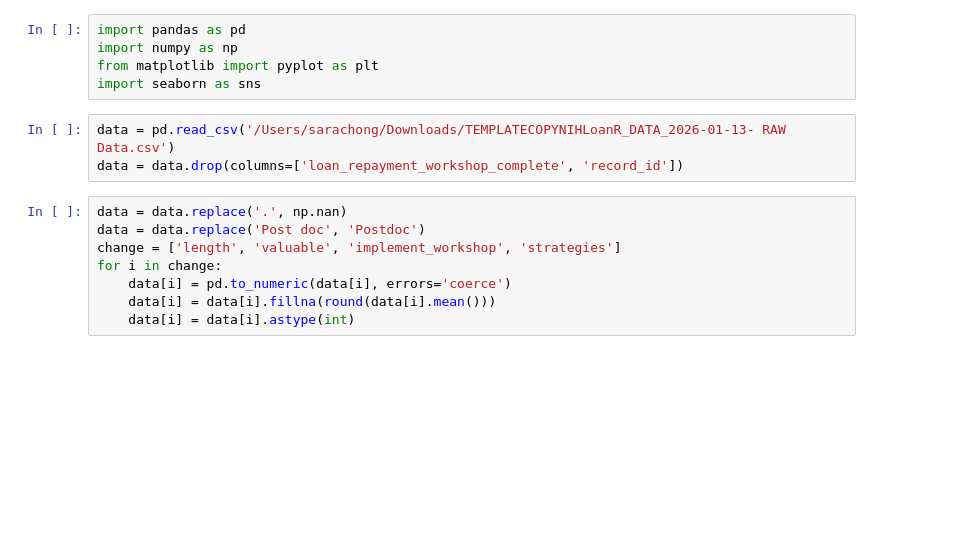
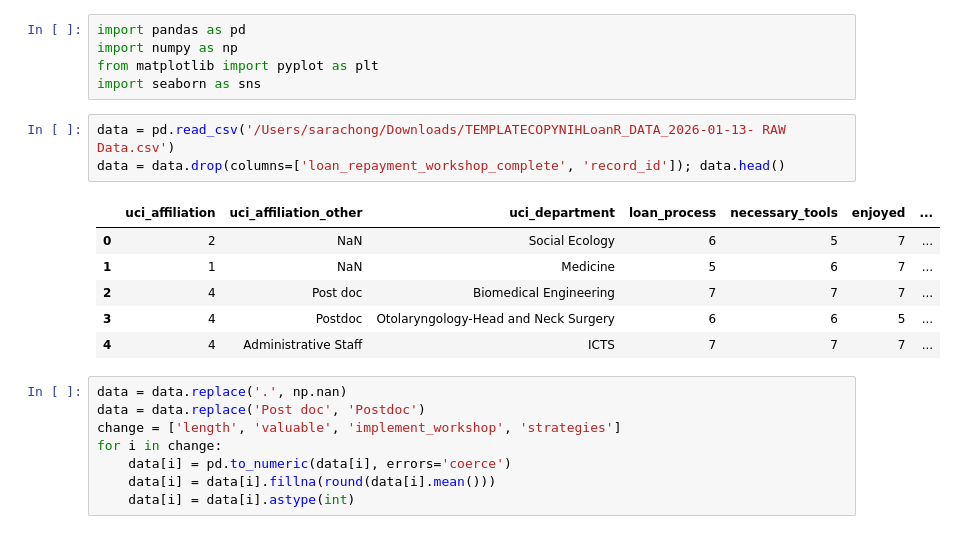
Before and after one commit to ycsara/DSProjects, a Jupyter notebook: Evaluation.ipynb, the cells around one changed output. Saved outputs shown, nothing was run; the diff lists cells and outputs as text; blank space fills up the shorter version.

```diff
--- a/Evaluation.ipynb
+++ b/Evaluation.ipynb
@@ -29,7 +29,14 @@ from matplotlib import pyplot as plt
 import seaborn as sns
 # %%
 data = pd.read_csv('/Users/sarachong/Downloads/TEMPLATECOPYNIHLoanR_DATA_2026-01-13- RAW Data.csv')
-data = data.drop(columns=['loan_repayment_workshop_complete', 'record_id'])
+data = data.drop(columns=['loan_repayment_workshop_complete', 'record_id']); data.head()
+# %% [output]
+|  | uci_affiliation | uci_affiliation_other | uci_department | loan_process | necessary_tools | enjoyed | ... |
+| 0 | 2 | NaN | Social Ecology | 6 | 5 | 7 | ... |
+| 1 | 1 | NaN | Medicine | 5 | 6 | 7 | ... |
+| 2 | 4 | Post doc | Biomedical Engineering | 7 | 7 | 7 | ... |
+| 3 | 4 | Postdoc | Otolaryngology-Head and Neck Surgery | 6 | 6 | 5 | ... |
+| 4 | 4 | Administrative Staff | ICTS | 7 | 7 | 7 | ... |
 # %%
 data = data.replace('.', np.nan)
 data = data.replace('Post doc', 'Postdoc')
```
Also changed, not shown: parts of 4 cells of this notebook.
